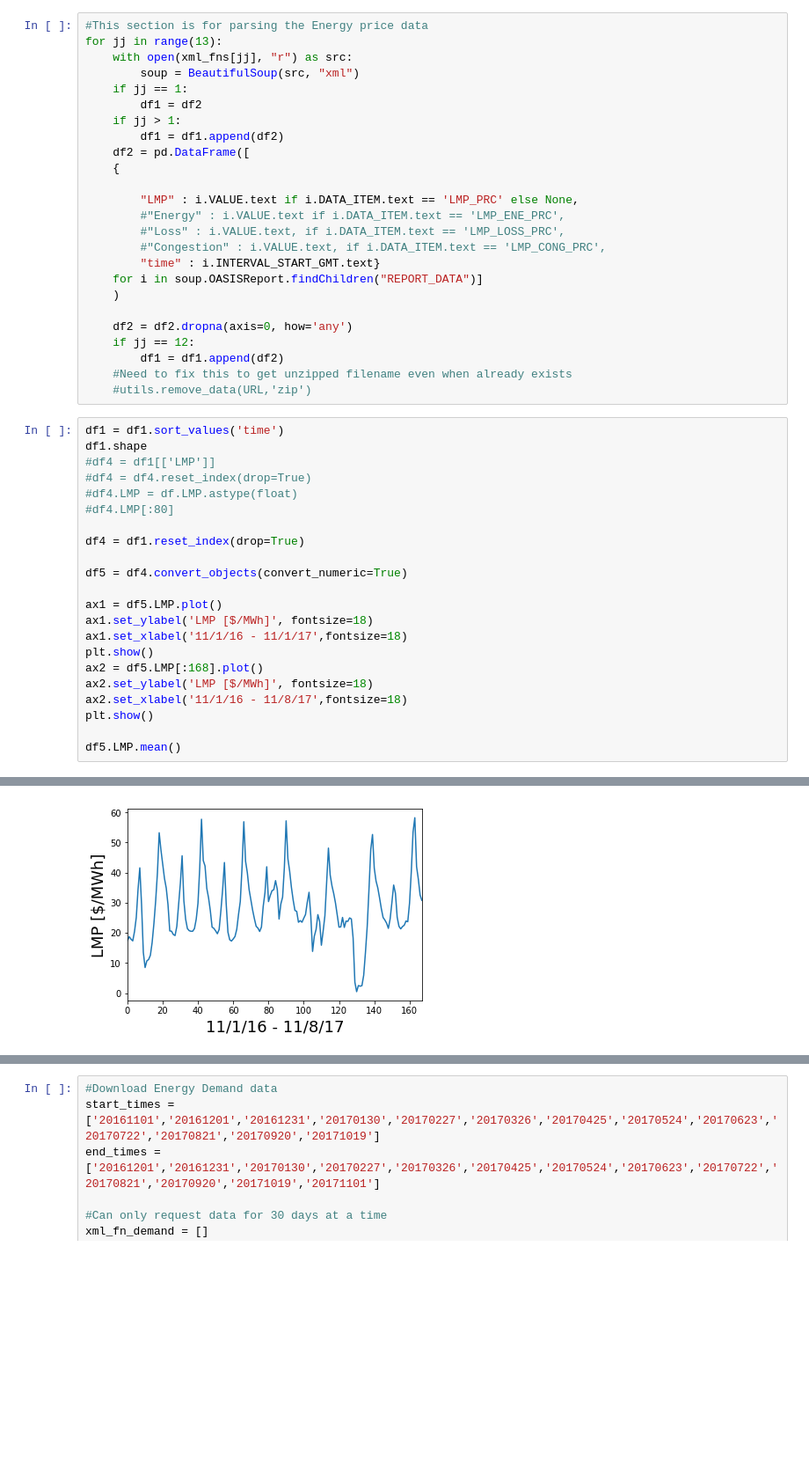
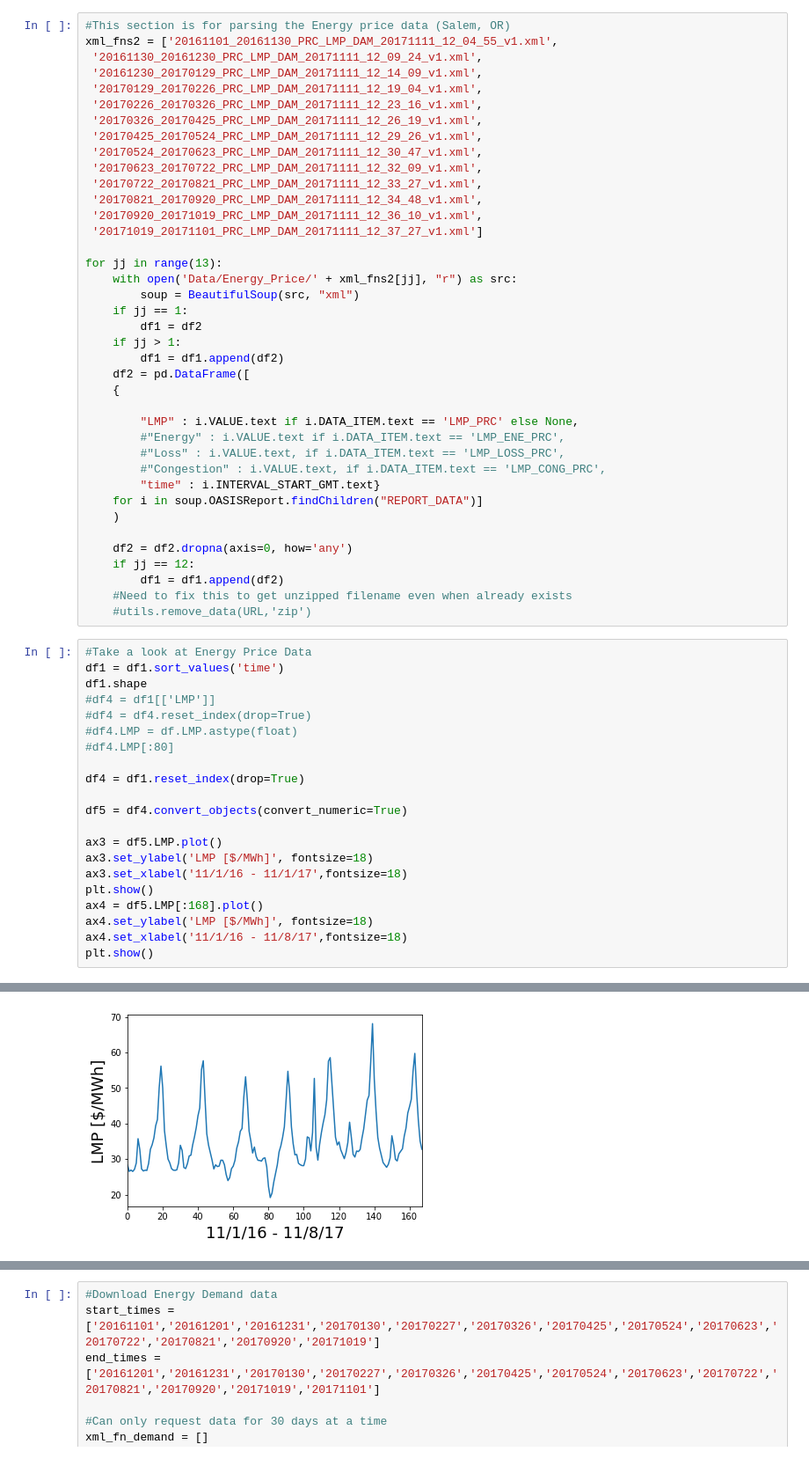
Before and after one commit to UWSEDS-aut17/SunDial, a Jupyter notebook: Loading_Data_and_Defining_subtasks.ipynb, the cells around one changed output, grey strips where cells are left out. Shown at 88% size. Cells and saved outputs as stored; diff of their text form; blank space fills up the shorter version.

Commit message:
Added Downloading Data.ipynb, cleaning up notebooks

```diff
--- a/Loading_Data_and_Defining_subtasks.ipynb
+++ b/Loading_Data_and_Defining_subtasks.ipynb
@@ -177,7 +164,21 @@ soup
 # %%
-#This section is for parsing the Energy price data
+#This section is for parsing the Energy price data (Salem, OR)
+xml_fns2 = ['20161101_20161130_PRC_LMP_DAM_20171111_12_04_55_v1.xml',
+ '20161130_20161230_PRC_LMP_DAM_20171111_12_09_24_v1.xml',
+ '20161230_20170129_PRC_LMP_DAM_20171111_12_14_09_v1.xml',
+ '20170129_20170226_PRC_LMP_DAM_20171111_12_19_04_v1.xml',
+ '20170226_20170326_PRC_LMP_DAM_20171111_12_23_16_v1.xml',
+ '20170326_20170425_PRC_LMP_DAM_20171111_12_26_19_v1.xml',
+ '20170425_20170524_PRC_LMP_DAM_20171111_12_29_26_v1.xml',
+ '20170524_20170623_PRC_LMP_DAM_20171111_12_30_47_v1.xml',
+ '20170623_20170722_PRC_LMP_DAM_20171111_12_32_09_v1.xml',
+ '20170722_20170821_PRC_LMP_DAM_20171111_12_33_27_v1.xml',
+ '20170821_20170920_PRC_LMP_DAM_20171111_12_34_48_v1.xml',
+ '20170920_20171019_PRC_LMP_DAM_20171111_12_36_10_v1.xml',
+ '20171019_20171101_PRC_LMP_DAM_20171111_12_37_27_v1.xml']
+
 for jj in range(13):
-    with open(xml_fns[jj], "r") as src:
+    with open('Data/Energy_Price/' + xml_fns2[jj], "r") as src:
         soup = BeautifulSoup(src, "xml")
     if jj == 1:
         df1 = df2
@@ -200,6 +201,7 @@ for jj in range(13):
     #Need to fix this to get unzipped filename even when already exists
     #utils.remove_data(URL,'zip')
 # %%
+#Take a look at Energy Price Data
 df1 = df1.sort_values('time')
 df1.shape
 #df4 = df1[['LMP']]
@@ -211,14 +213,12 @@ df4 = df1.reset_index(drop=True)
 
 df5 = df4.convert_objects(convert_numeric=True)
 
-ax1 = df5.LMP.plot()
-ax1.set_ylabel('LMP [$/MWh]', fontsize=18)
-ax1.set_xlabel('11/1/16 - 11/1/17',fontsize=18)
+ax3 = df5.LMP.plot()
+ax3.set_ylabel('LMP [$/MWh]', fontsize=18)
+ax3.set_xlabel('11/1/16 - 11/1/17',fontsize=18)
 plt.show()
-ax2 = df5.LMP[:168].plot()
-ax2.set_ylabel('LMP [$/MWh]', fontsize=18)
-ax2.set_xlabel('11/1/16 - 11/8/17',fontsize=18)
+ax4 = df5.LMP[:168].plot()
+ax4.set_ylabel('LMP [$/MWh]', fontsize=18)
+ax4.set_xlabel('11/1/16 - 11/8/17',fontsize=18)
 plt.show()
-
-df5.LMP.mean()
 # %% [output]
@@ -226 +226 @@ df5.LMP.mean()
-[figure, old version]
+[figure, new version]
```
Also changed, not shown: parts of 31 cells of this notebook, 1 other file.
